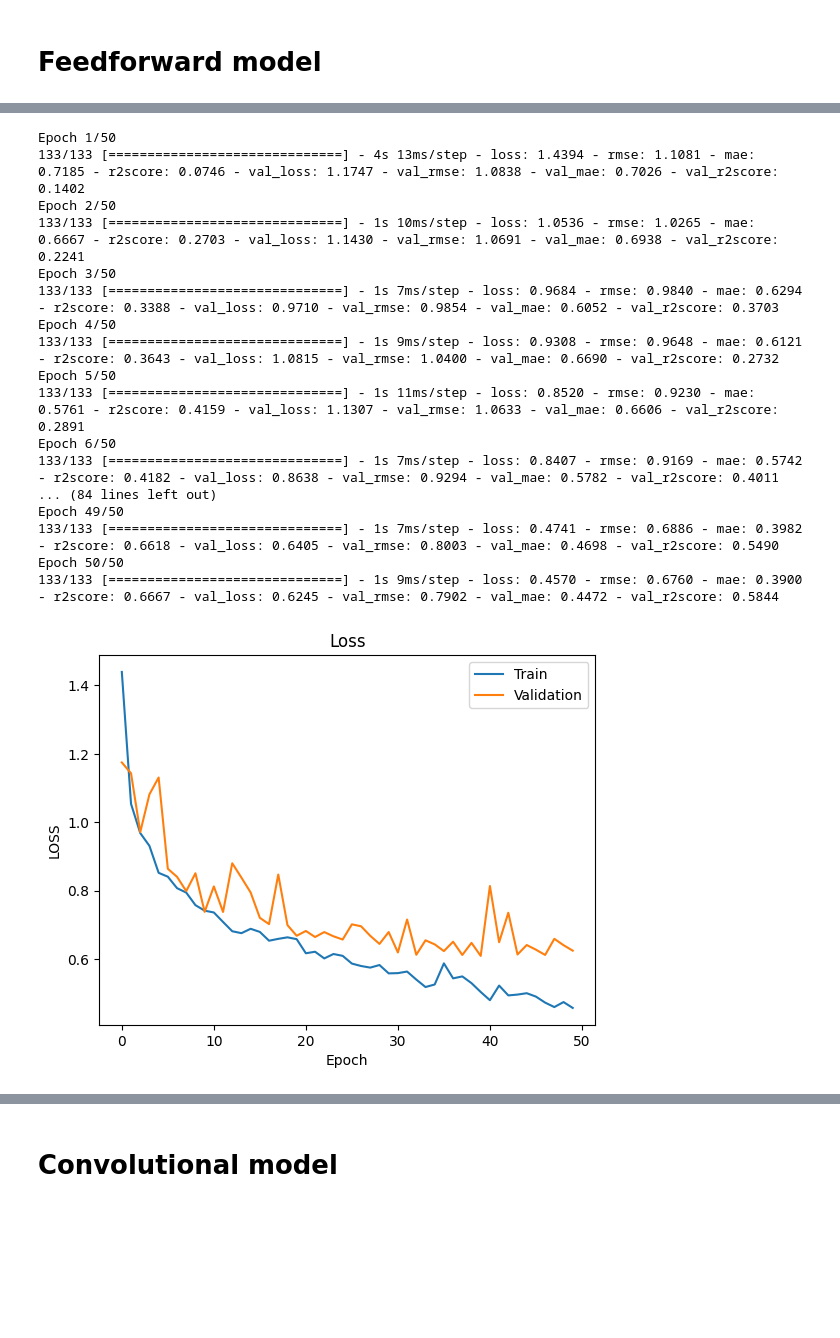
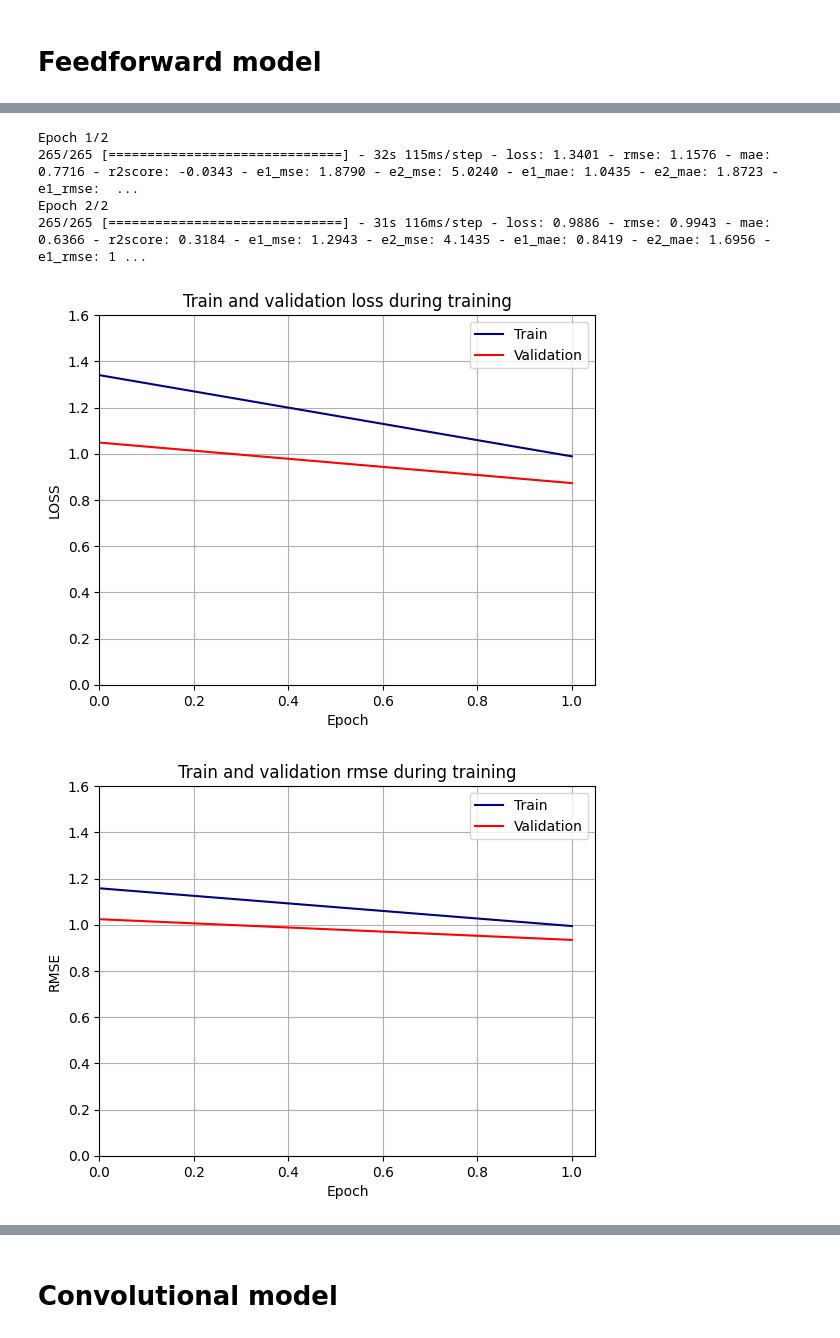
Before and after one commit to adriansanj/Anomaly-detection, a Jupyter notebook: Models_small.ipynb, the cells around one changed output, grey strips where cells are left out. Drawn from its saved outputs; the diff is of its cells as text; code cells hidden in the pictures; blank space fills up the shorter version.

```diff
--- a/Models_small.ipynb
+++ b/Models_small.ipynb
@@ -46,7 +43,7 @@ train_idxs = read_indexes('./utils/train.txt')
 validation_idxs =  read_indexes('./utils/validation.txt')
 test_idxs = read_indexes('./utils/test.txt')
 # %%
-data_indexes = [(i+1,j+1) for i in range(5) for j in range(2000)]
+data_indexes = [(i+1,j+1) for i in range(10) for j in range(2000)]
 parameters = load_parameter_list()
 df_parameters = pd.DataFrame(parameters, columns=['cx', 'cy', 'a', 'b', 'theta', 'e1', 'e2'])
 df_parameters['data_index'] = data_indexes
@@ -81,6 +111,7 @@ mean, std
 # %%
 METRICS=[tf.keras.metrics.RootMeanSquaredError(name='rmse'),
-            tf.keras.metrics.MeanAbsoluteError(name='mae'),
-            tf.keras.metrics.R2Score(name='r2score')]
+         tf.keras.metrics.MeanAbsoluteError(name='mae'),
+         tf.keras.metrics.R2Score(name='r2score'),
+         e1_mse,e2_mse,e1_mae,e2_mae,e1_rmse,e2_rmse, e1_r2score, e2_r2score]
 # %% [markdown]
 # Feedforward model
@@ -124,28 +164,27 @@ _________________________________________________________________
 [figure]
 # %%
 # Train the model
-#early_stopping = EarlyStopping(monitor='val_loss', patience=10, verbose=1, restore_best_weights=True)
-history = feedforward.fit(X_train, y_train, validation_data=(X_validation, y_validation), epochs=50, verbose = 1)
-                          #, callbacks=[early_stopping])
+early_stopping = EarlyStopping(monitor='val_loss', patience=10, verbose=1, restore_best_weights=True)
+history = feedforward.fit(X_train, y_train, validation_data=(X_validation, y_validation), epochs=2, verbose = 1, callbacks=[early_stopping])
 # %% [output]
-Epoch 1/50
-133/133 [==============================] - 4s 13ms/step - loss: 1.4394 - rmse: 1.1081 - mae: 0.7185 - r2score: 0.0746 - val_loss: 1.1747 - val_rmse: 1.0838 - val_mae: 0.7026 - val_r2score: 0.1402
-Epoch 2/50
-133/133 [==============================] - 1s 10ms/step - loss: 1.0536 - rmse: 1.0265 - mae: 0.6667 - r2score: 0.2703 - val_loss: 1.1430 - val_rmse: 1.0691 - val_mae: 0.6938 - val_r2score: 0.2241
-Epoch 3/50
-133/133 [==============================] - 1s 7ms/step - loss: 0.9684 - rmse: 0.9840 - mae: 0.6294 - r2score: 0.3388 - val_loss: 0.9710 - val_rmse: 0.9854 - val_mae: 0.6052 - val_r2score: 0.3703
-Epoch 4/50
-133/133 [==============================] - 1s 9ms/step - loss: 0.9308 - rmse: 0.9648 - mae: 0.6121 - r2score: 0.3643 - val_loss: 1.0815 - val_rmse: 1.0400 - val_mae: 0.6690 - val_r2score: 0.2732
-Epoch 5/50
-133/133 [==============================] - 1s 11ms/step - loss: 0.8520 - rmse: 0.9230 - mae: 0.5761 - r2score: 0.4159 - val_loss: 1.1307 - val_rmse: 1.0633 - val_mae: 0.6606 - val_r2score: 0.2891
-Epoch 6/50
-133/133 [==============================] - 1s 7ms/step - loss: 0.8407 - rmse: 0.9169 - mae: 0.5742 - r2score: 0.4182 - val_loss: 0.8638 - val_rmse: 0.9294 - val_mae: 0.5782 - val_r2score: 0.4011
-... (84 lines left out)
-Epoch 49/50
-133/133 [==============================] - 1s 7ms/step - loss: 0.4741 - rmse: 0.6886 - mae: 0.3982 - r2score: 0.6618 - val_loss: 0.6405 - val_rmse: 0.8003 - val_mae: 0.4698 - val_r2score: 0.5490
-Epoch 50/50
-133/133 [==============================] - 1s 9ms/step - loss: 0.4570 - rmse: 0.6760 - mae: 0.3900 - r2score: 0.6667 - val_loss: 0.6245 - val_rmse: 0.7902 - val_mae: 0.4472 - val_r2score: 0.5844
+Epoch 1/2
+265/265 [==============================] - 32s 115ms/step - loss: 1.3401 - rmse: 1.1576 - mae: 0.7716 - r2score: -0.0343 - e1_mse: 1.8790 - e2_mse: 5.0240 - e1_mae: 1.0435 - e2_mae: 1.8723 - e1_rmse:  ...
+Epoch 2/2
+265/265 [==============================] - 31s 116ms/step - loss: 0.9886 - rmse: 0.9943 - mae: 0.6366 - r2score: 0.3184 - e1_mse: 1.2943 - e2_mse: 4.1435 - e1_mae: 0.8419 - e2_mae: 1.6956 - e1_rmse: 1 ...
 # %%
-plot_metrics(history, 'loss')
+model = 'feedforward'
+plot_metrics(history, 'loss', file = './figures/mse_small_{model}')
+plot_metrics(history, 'rmse', file = './figures/rmse_small_{model}')
+plot_metrics(history, 'mae', file = './figures/mae_small_{model}')
+plot_metrics(history, 'r2score', file = './figures/r2score_small_{model}', lim_y_bottom = -1, lim_y_top = 2)
+plot_metrics(history, 'e1_mse', file = './figures/e1_mse_small_{model}')
+plot_metrics(history, 'e1_rmse', file = './figures/e1_rmse_small_{model}')
+plot_metrics(history, 'e1_mae', file = './figures/e1_mae_small_{model}')
+plot_metrics(history, 'e1_r2score', file = './figures/e1_r2score_small_{model}', lim_y_bottom = -1, lim_y_top = 2)
+plot_metrics(history, 'e2_mse', file = './figures/e2_mse_small_{model}')
+plot_metrics(history, 'e2_rmse', file = './figures/e2_rmse_small_{model}')
+plot_metrics(history, 'e2_mae', file = './figures/e2_mae_small_{model}')
+plot_metrics(history, 'e2_r2score', file = './figures/e2_r2score_small_{model}', lim_y_bottom = -1, lim_y_top = 2)
 # %% [output]
-[figure, old version]
+[figure, new version]
+[figure, added]
```
Also changed, not shown: parts of 18 cells of this notebook, 2 other files.
